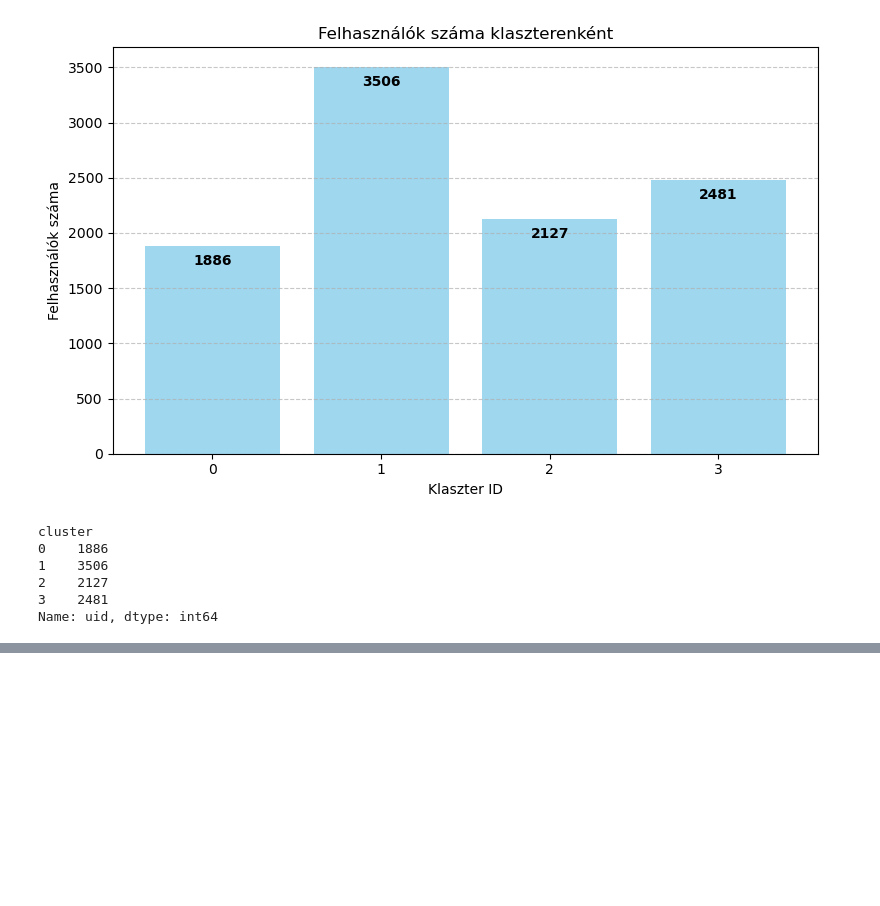
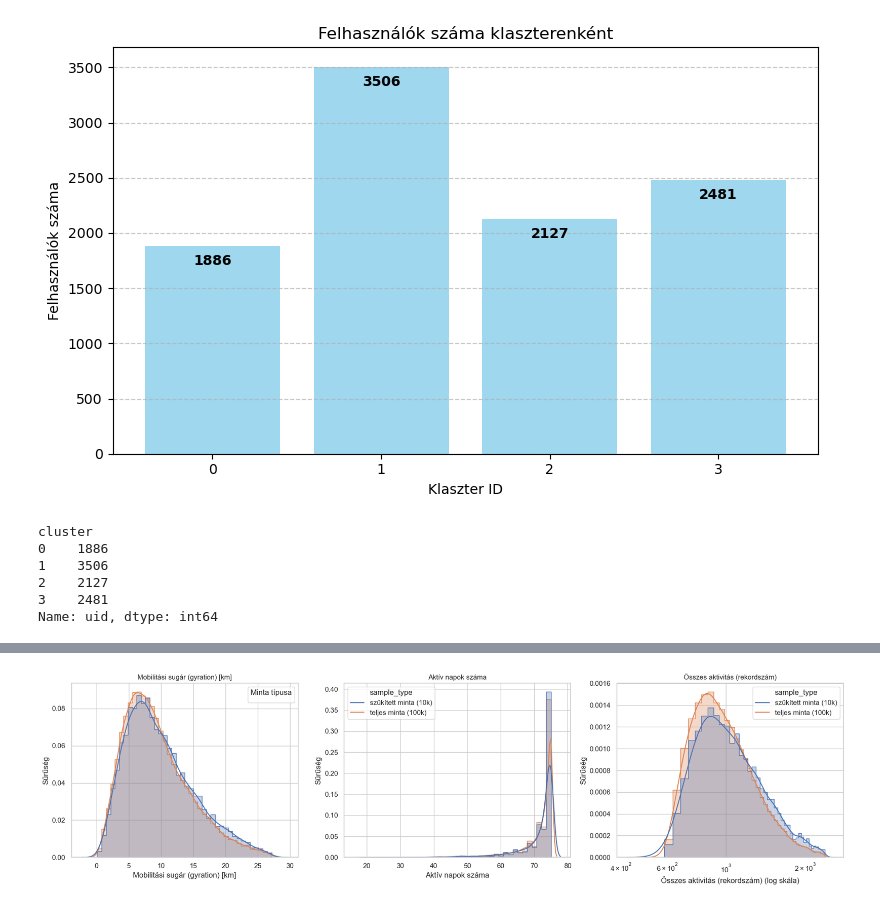
Before and after one commit to BJanka2000/Szakdolgozat-2025, a Jupyter notebook: adatelemzes.ipynb, the cells around one changed output, grey strips where cells are left out. Drawn from its saved outputs; the diff is of its cells as text; code cells hidden in the pictures; blank space fills up the shorter version.

```diff
--- a/adatelemzes.ipynb
+++ b/adatelemzes.ipynb
@@ -307,0 +354,71 @@ Name: uid, dtype: int64
+# %%
+import matplotlib.pyplot as plt
+import seaborn as sns
+
+# Mobilitási sugár (gyration) eloszlása
+
+sns.set(style="whitegrid")
+
+# Hosszú formátumra alakítás, hogy seaborn-nal könnyű legyen
+plot_df = user_stats.melt(
+    id_vars=["uid", "sample_type"],
+    value_vars=["radius_of_gyration", "active_days", "total_activity"],
+    var_name="metric",
+    value_name="value"
+)
+
+metric_labels = {
+    "radius_of_gyration": "Mobilitási sugár (gyration) [km]",
+    "active_days": "Aktív napok száma",
+    "total_activity": "Összes aktivitás (rekordszám)"
+}
+
+# 3 paneles ábra
+fig, axes = plt.subplots(1, 3, figsize=(18, 5))
+
+for ax, metric in zip(axes, ["radius_of_gyration", "active_days", "total_activity"]):
+    tmp = plot_df[plot_df["metric"] == metric]
+
+    # Opció: extrém outliereket levágni, hogy jobban látszódjon az eloszlás
+    # pl. 99. percentilisnél vágás:
+    upper = tmp["value"].quantile(0.99)
+    tmp = tmp[tmp["value"] <= upper]
+
+    # KDE + hisztogram overlay – két minta
+    sns.histplot(
+        data=tmp,
+        x="value",
+        hue="sample_type",
+        stat="density",
+        element="step",
+        common_norm=False,
+        bins=40,
+        alpha=0.3,
+        ax=ax
+    )
+    sns.kdeplot(
+        data=tmp,
+        x="value",
+        hue="sample_type",
+        common_norm=False,
+        ax=ax
+    )
+
+    ax.set_title(metric_labels[metric], fontsize=11)
+    ax.set_xlabel(metric_labels[metric])
+    ax.set_ylabel("Sűrűség")
+
+    # Összes aktivitásnál gyakran érdemes log-skálát használni
+    if metric == "total_activity":
+        ax.set_xscale("log")
+        ax.set_xlabel(metric_labels[metric] + " (log skála)")
+
+# Egységes legenda
+handles, labels = axes[0].get_legend_handles_labels()
+# seaborn duplán teszi be a legendát (hist + kde), ezért csak az első kettőt hagyjuk meg:
+axes[0].legend(handles[:2], labels[:2], title="Minta típusa")
+
+plt.tight_layout()
+plt.show()
+# %% [output]
+[figure, added]
```
Also changed, not shown: parts of 3 cells of this notebook, 1 other file.
